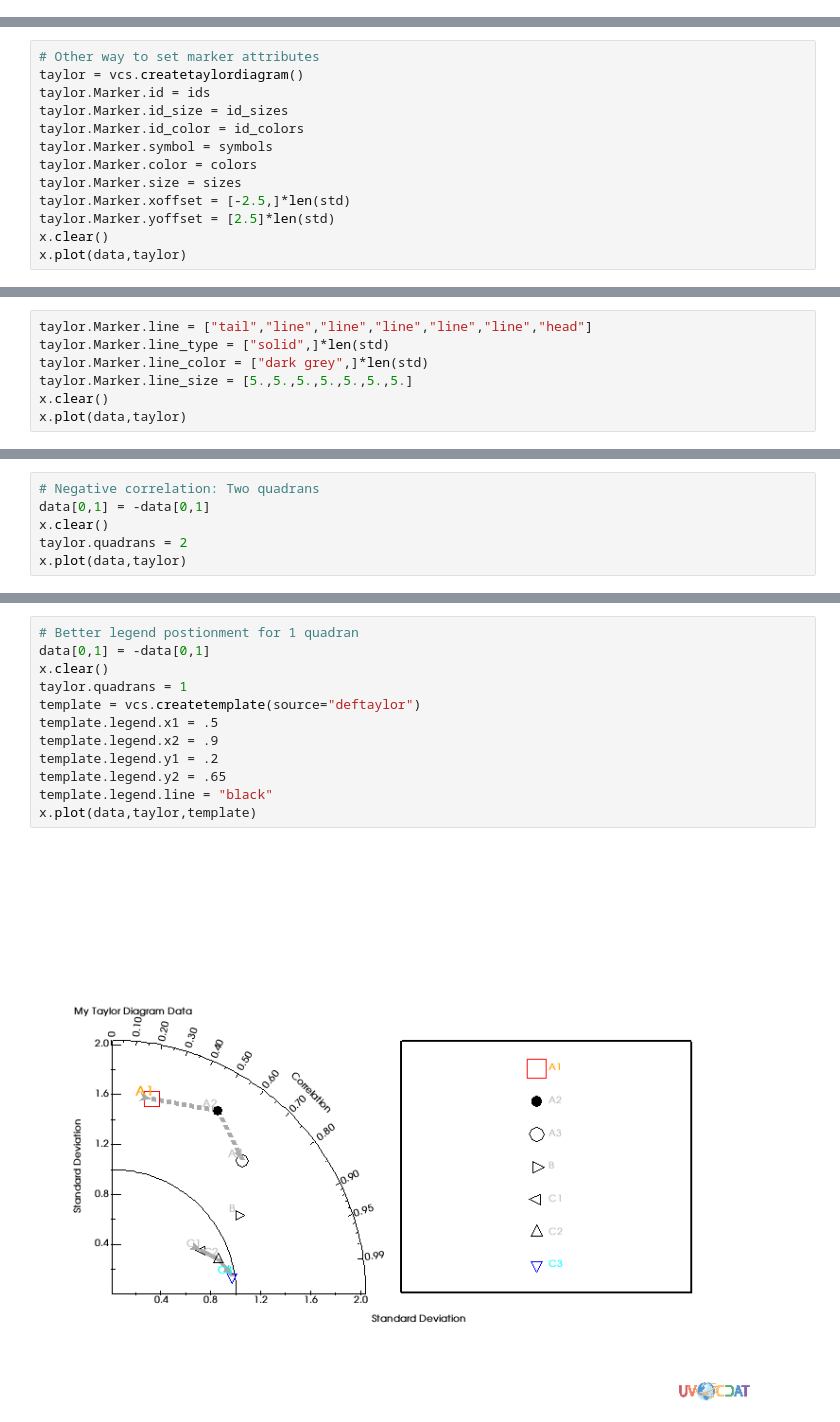
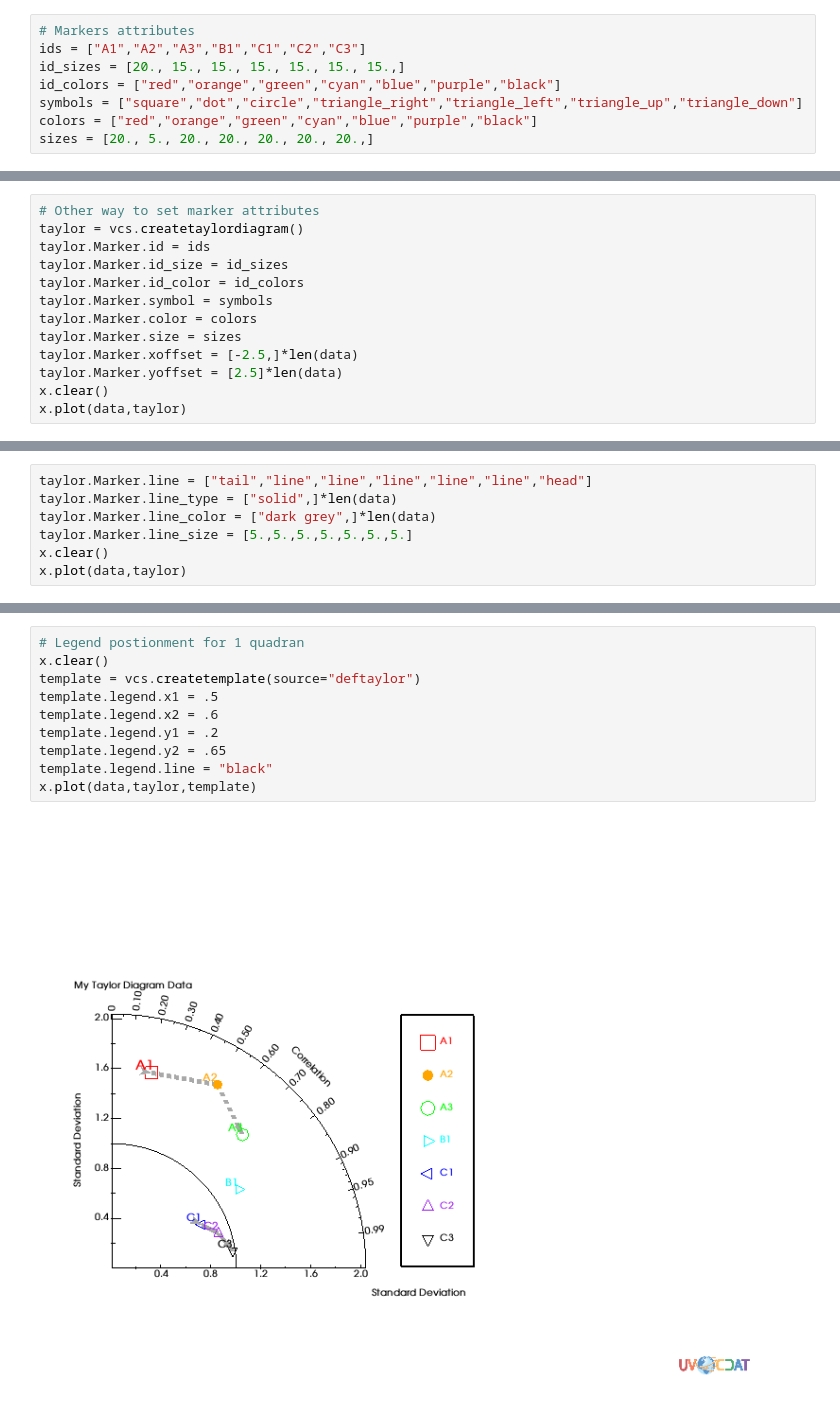
Before and after one commit to CDAT/cdat.github.io, a Jupyter notebook: Jupyter/Taylor_Diagrams/Taylor_Diagrams.ipynb, the cells around one changed output, grey strips where cells are left out. Drawn from its saved outputs; the diff is of its cells as text.

Commit message:
@lee1043 updated Taylordiagrams

```diff
--- a/Jupyter/Taylor_Diagrams/Taylor_Diagrams.ipynb
+++ b/Jupyter/Taylor_Diagrams/Taylor_Diagrams.ipynb
@@ -34,0 +85,8 @@ x.plot(data,taylor)
+# %%
+# Markers attributes
+ids = ["A1","A2","A3","B1","C1","C2","C3"]
+id_sizes = [20., 15., 15., 15., 15., 15., 15.,]
+id_colors = ["red","orange","green","cyan","blue","purple","black"]
+symbols = ["square","dot","circle","triangle_right","triangle_left","triangle_up","triangle_down"]
+colors = ["red","orange","green","cyan","blue","purple","black"]
+sizes = [20., 5., 20., 20., 20., 20., 20.,]
@@ -71,8 +146,8 @@ taylor.Marker.id_color = id_colors
 taylor.Marker.symbol = symbols
 taylor.Marker.color = colors
 taylor.Marker.size = sizes
-taylor.Marker.xoffset = [-2.5,]*len(std)
-taylor.Marker.yoffset = [2.5]*len(std)
+taylor.Marker.xoffset = [-2.5,]*len(data)
+taylor.Marker.yoffset = [2.5]*len(data)
 x.clear()
 x.plot(data,taylor)
 # %% [output]
@@ -80,7 +160,7 @@ x.plot(data,taylor)
 # %%
 taylor.Marker.line = ["tail","line","line","line","line","line","head"]
-taylor.Marker.line_type = ["solid",]*len(std)
-taylor.Marker.line_color = ["dark grey",]*len(std)
+taylor.Marker.line_type = ["solid",]*len(data)
+taylor.Marker.line_color = ["dark grey",]*len(data)
 taylor.Marker.line_size = [5.,5.,5.,5.,5.,5.,5.]
 x.clear()
 x.plot(data,taylor)
@@ -98,6 +182,0 @@ x.plot(data,taylor)
-# %%
-# Negative correlation: Two quadrans
-data[0,1] = -data[0,1]
-x.clear()
-taylor.quadrans = 2
-x.plot(data,taylor)
@@ -106,14 +189,12 @@ x.plot(data,taylor)
 # %%
-# Better legend postionment for 1 quadran
-data[0,1] = -data[0,1]
+# Legend postionment for 1 quadran
 x.clear()
-taylor.quadrans = 1
 template = vcs.createtemplate(source="deftaylor")
 template.legend.x1 = .5
-template.legend.x2 = .9
+template.legend.x2 = .6
 template.legend.y1 = .2
 template.legend.y2 = .65
 template.legend.line = "black"
 x.plot(data,taylor,template)
 # %% [output]
-[figure, old version]
+[figure, new version]
```
Also changed, not shown: parts of 30 cells of this notebook, 15 other files.
